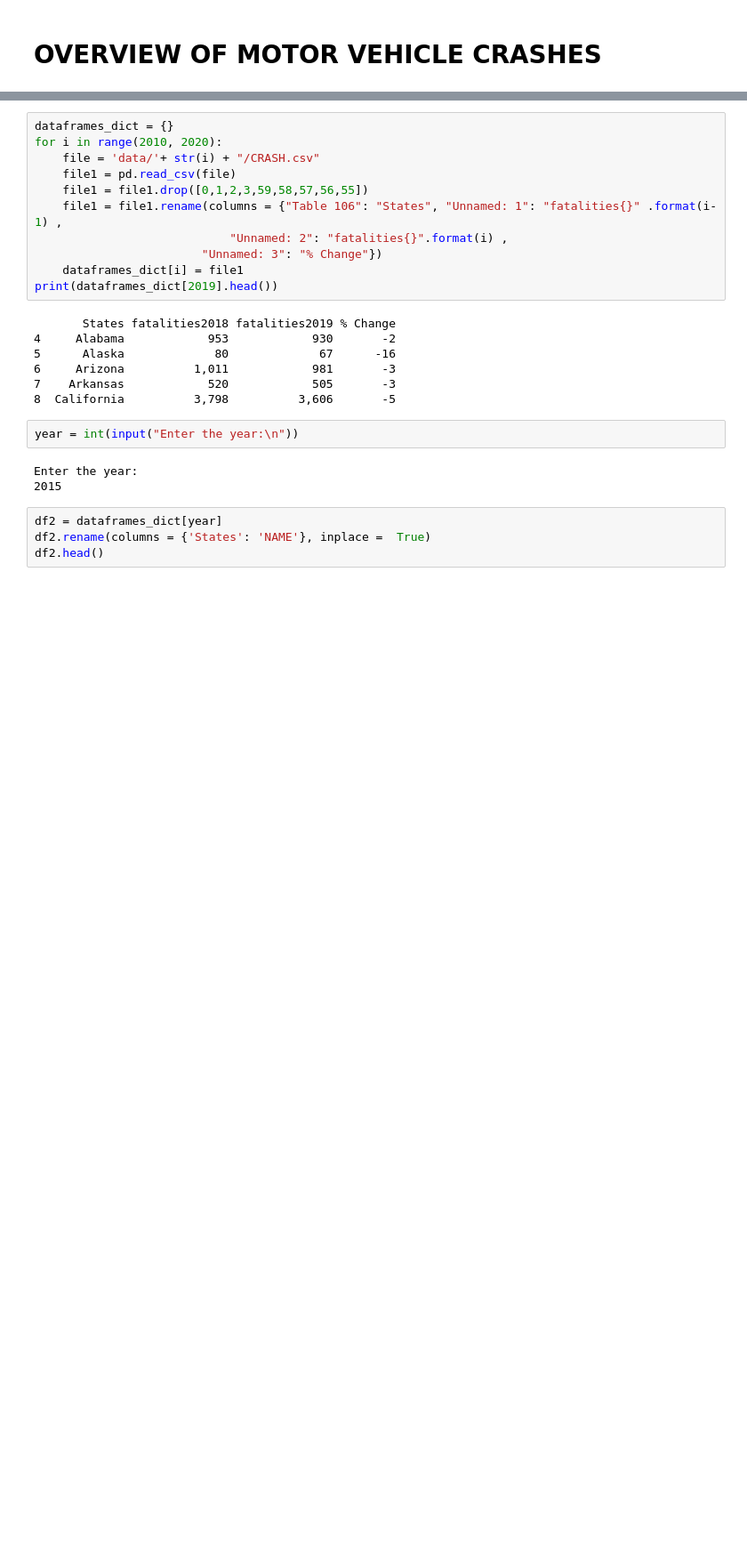
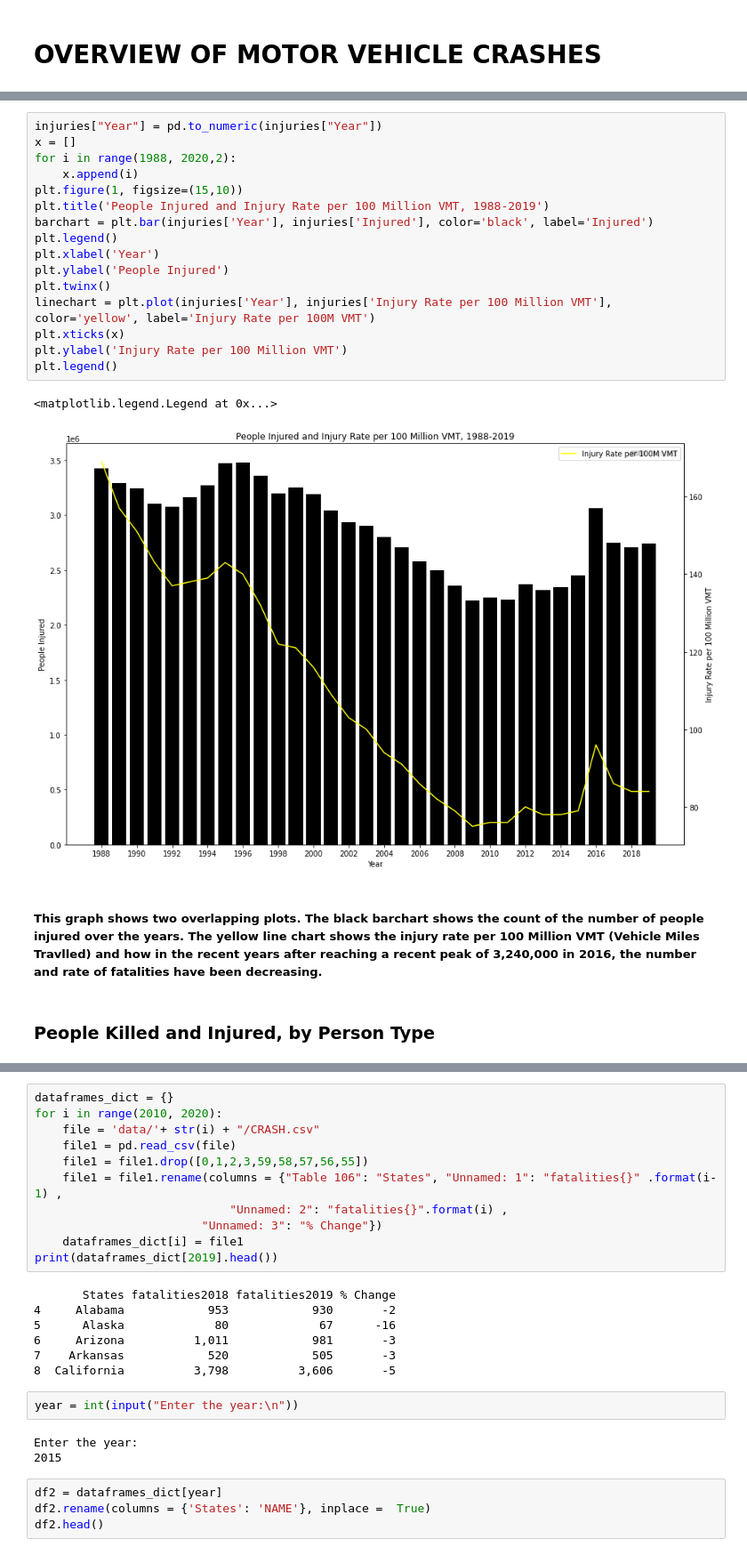
Before and after one commit to iSchool-597PR/2021Fall_finals, a Jupyter notebook: Visualization_NHTSA_Crash.ipynb, the cells around one changed output, grey strips where cells are left out. Shown: that part at 89% size. Saved outputs shown, nothing was run; the diff lists cells and outputs as text; blank space fills up the shorter version.

```diff
--- a/Visualization_NHTSA_Crash.ipynb
+++ b/Visualization_NHTSA_Crash.ipynb
@@ -270,0 +57,23 @@ plt.xticks(x)
+# %%
+injuries["Year"] = pd.to_numeric(injuries["Year"])
+x = []
+for i in range(1988, 2020,2):
+    x.append(i)
+plt.figure(1, figsize=(15,10))
+plt.title('People Injured and Injury Rate per 100 Million VMT, 1988-2019')
+barchart = plt.bar(injuries['Year'], injuries['Injured'], color='black', label='Injured')
+plt.legend()
+plt.xlabel('Year')
+plt.ylabel('People Injured')
+plt.twinx()
+linechart = plt.plot(injuries['Year'], injuries['Injury Rate per 100 Million VMT'], color='yellow', label='Injury Rate per 100M VMT')
+plt.xticks(x)
+plt.ylabel('Injury Rate per 100 Million VMT')
+plt.legend()
+# %% [output]
+<matplotlib.legend.Legend at 0x...>
+[figure, added]
+# %% [markdown]
+##### This graph shows two overlapping plots. The black barchart shows the count of the number of people injured over the years. The yellow line chart shows the injury rate per 100 Million VMT (Vehicle Miles Travlled) and how in the recent years after reaching a recent peak of 3,240,000 in 2016, the number and rate of fatalities have been decreasing.
+# %% [markdown]
+### People Killed and Injured, by Person Type
```
Also changed, not shown: parts of 51 cells of this notebook.
